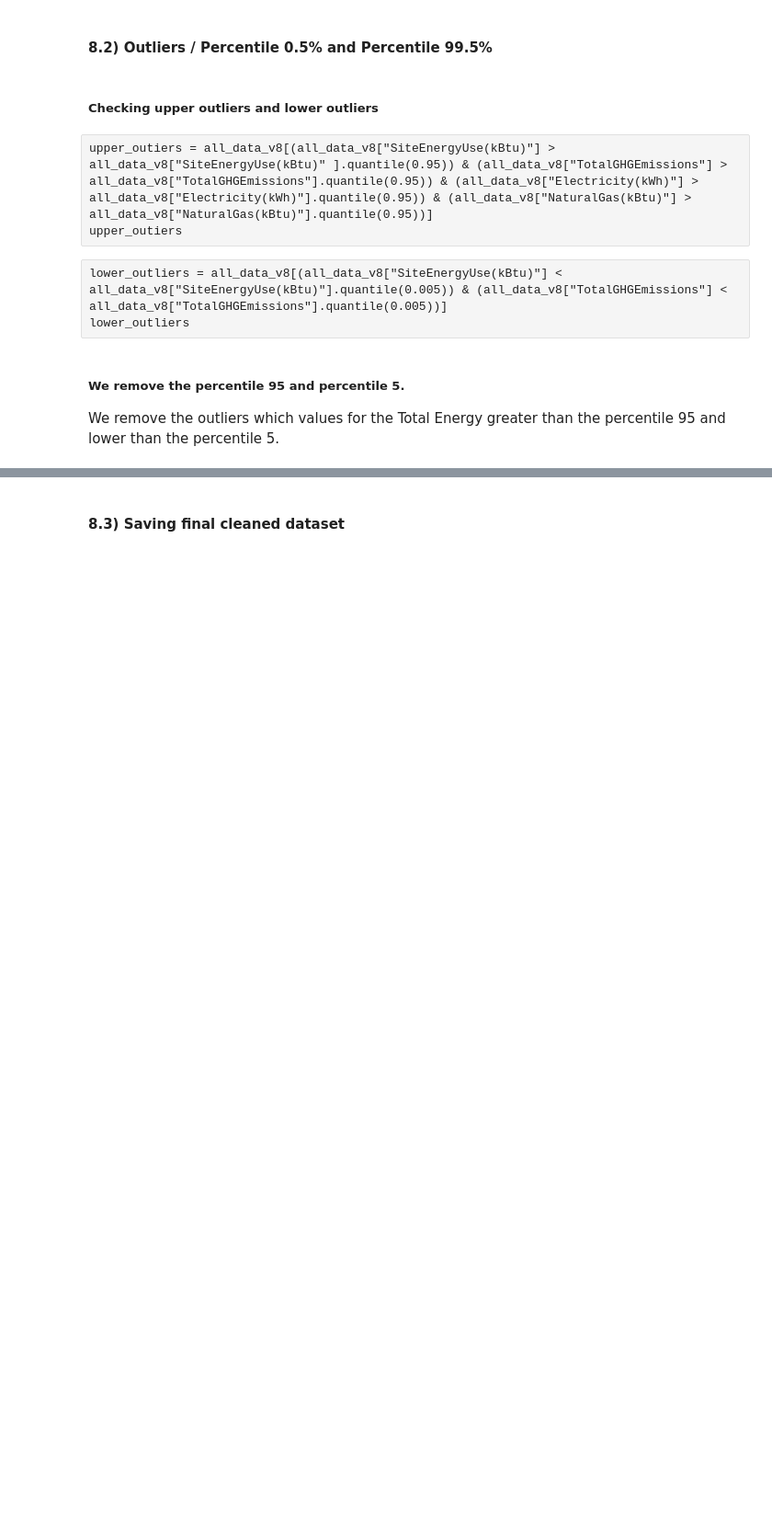
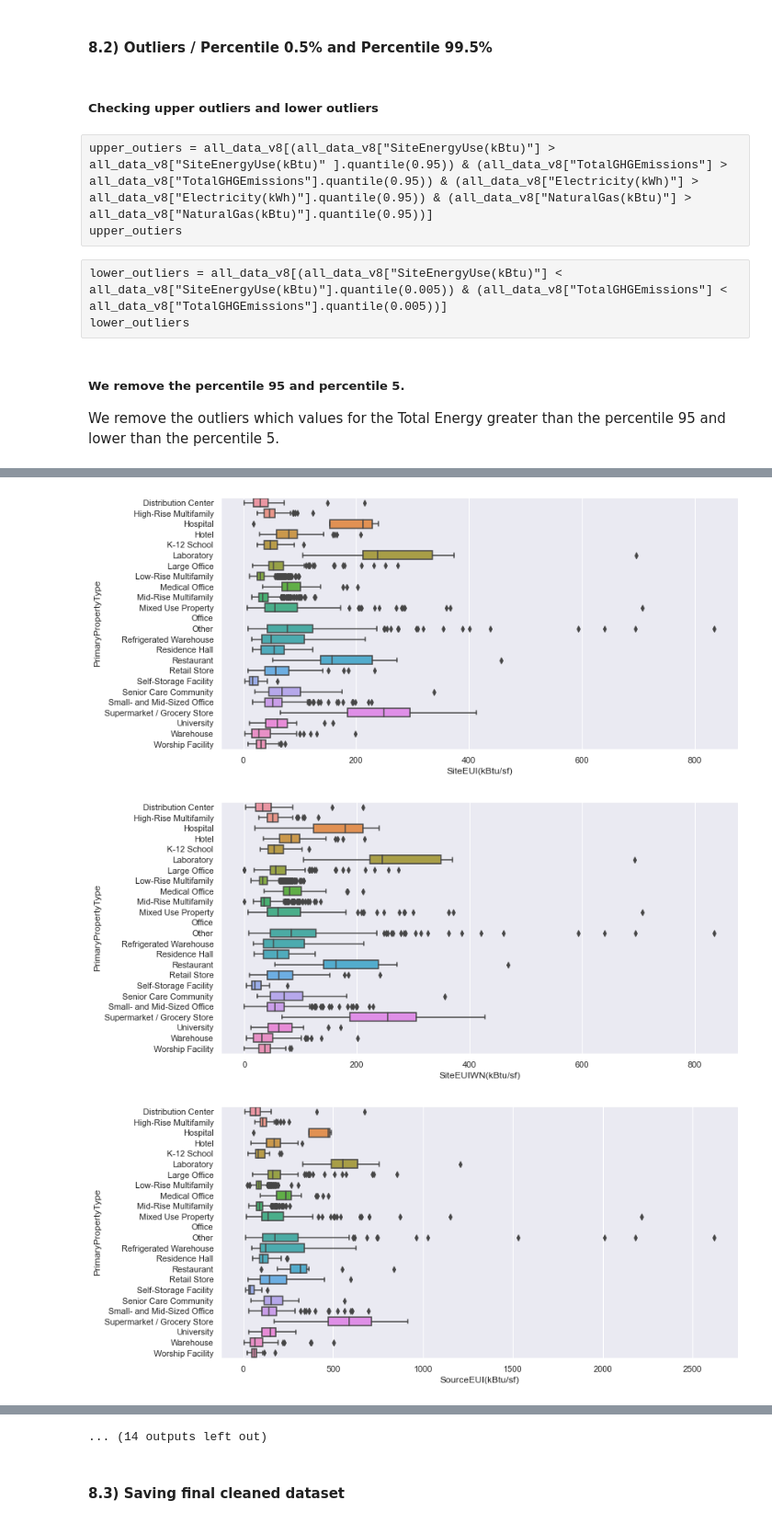
Before and after one commit to oumeima-elgharbi/P4_Data_Science_OpenClassrooms, a Jupyter notebook: P4_01_preprocess.ipynb, the cells around one changed output, grey strips where cells are left out. Shown at 92% size. Cells and saved outputs as stored; diff of their text form; code cells hidden in the pictures; blank space fills up the shorter version.

```diff
--- a/P4_01_preprocess.ipynb
+++ b/P4_01_preprocess.ipynb
@@ -847,0 +902,6 @@ None
+# %%
+display_boxplot_per_feature(all_data_v9, all_energy_features, "PrimaryPropertyType")
+# %% [output]
+[figure, added]
+[figure, added]
+[figure, added]
@@ -848,3 +917,4 @@ None
+... (14 outputs left out)
 # %% [markdown]
 #### 8.3) Saving final cleaned dataset
 # %%
```
Also changed, not shown: parts of 12 cells of this notebook, 5 other files.
